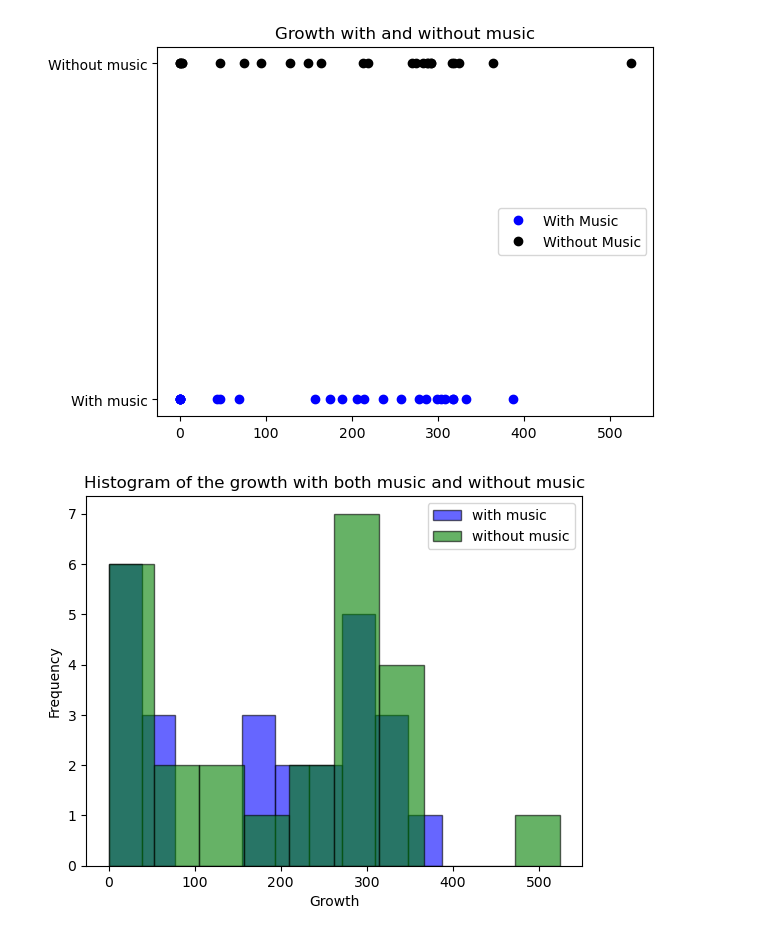
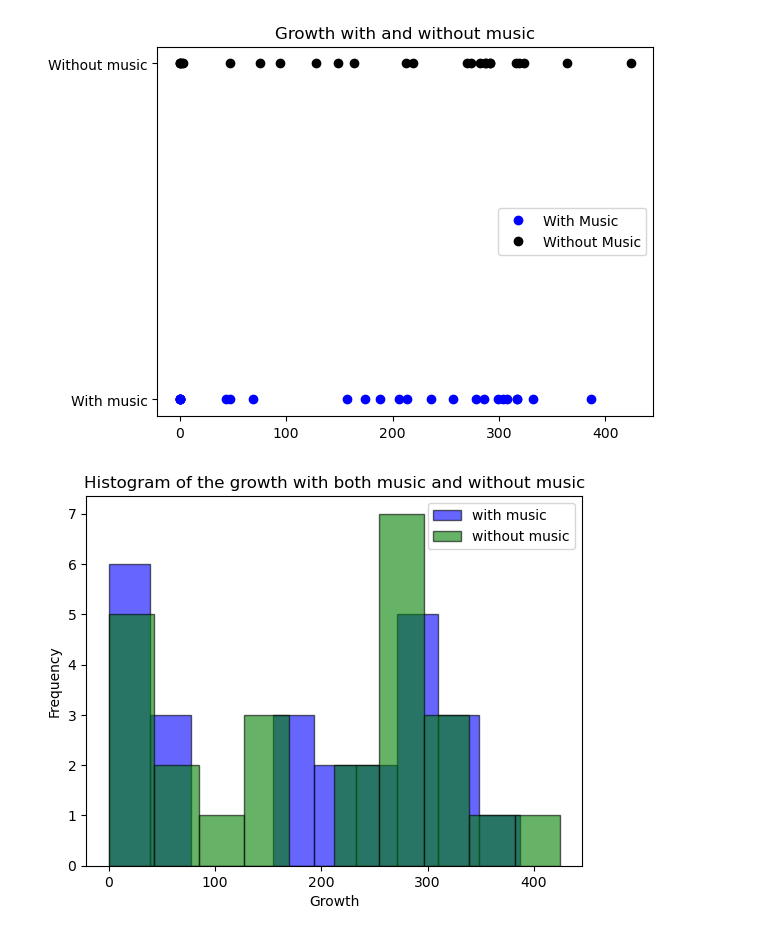
Before and after one commit to BlaxkJesus/Data-Analysis-Assignment, a Jupyter notebook: sidebyside and histogram plot of growth.ipynb, the cells around one changed output. Saved outputs shown, nothing was run; the diff lists cells and outputs as text; code cells hidden in the pictures.

```diff
--- a/sidebyside and histogram plot of growth.ipynb
+++ b/sidebyside and histogram plot of growth.ipynb
@@ -2,7 +2,7 @@
 import matplotlib.pyplot as plt
 
 with_music = [304,257,174,214,69,317,387,47,157,0,332,308,317,286,236,299,206,278,188,43,0,0,0,0,0]
-without_music = [292,270,47,288,524,292,364,316,287,75,282,149,274,319,213,3,324,2,128,219,94,164,0,0,0]
+without_music = [292,270,47,288,424,292,364,316,287,75,282,149,274,319,213,3,324,2,128,219,94,164,0,0,0]
 
 plt.plot(with_music, [0] * len(with_music), 'o', color='blue', label='With Music')
 plt.plot(without_music, [1] * len(without_music), 'o', color='Black', label='Without Music')
@@ -12,22 +12,19 @@ plt.yticks([0,1], ['With music', 'Without music'])
 plt.legend(loc='best')
 plt.show()
 # %% [output]
-[figure, old version]
+[figure, new version]
 # %%
 import matplotlib.pyplot as plt
-import numpy as np
 
 with_music = [304,257,174,214,69,317,387,47,157,0,332,308,317,286,236,299,206,278,188,43,0,0,0,0,0]
-without_music = [292,270,47,288,524,292,364,316,287,75,282,149,274,319,213,3,324,2,128,219,94,164,0,0,0]
-
-xpos = np.arange(len(with_music))
+without_music = [292,270,47,288,424,292,364,316,287,75,282,149,274,319,213,3,324,2,128,219,94,164,0,0,0]
 
 plt.hist(with_music, bins=10, edgecolor='black', color='blue', alpha=0.6, label='with music')
 plt.hist(without_music, bins=10, edgecolor='black', color='green', alpha=0.6, label='without music')
 plt.title('Histogram of the growth with both music and without music')
 plt.xlabel('Growth')
 plt.ylabel('Frequency')
 plt.legend(loc='best')
 plt.show()
 # %% [output]
-[figure, old version]
+[figure, new version]
```
Also changed, not shown: 2 other files.
